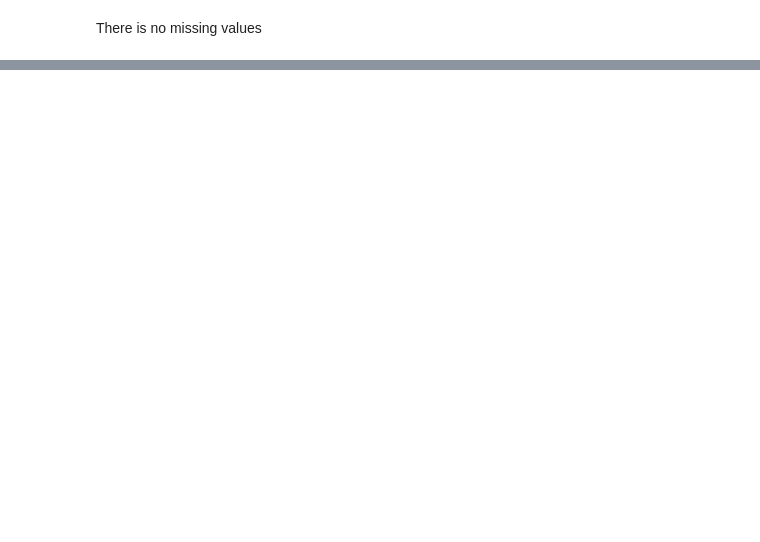
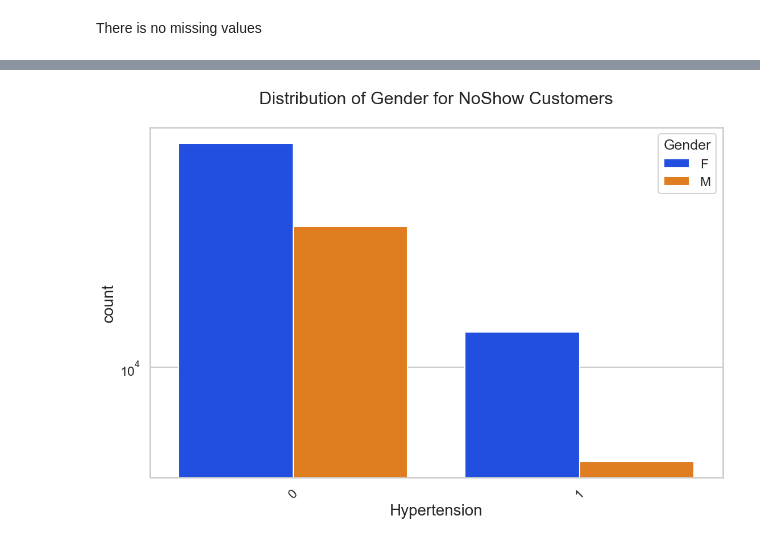
Before and after one commit to abhishek1511/Healthcare-EDA, a Jupyter notebook: Healthcare_EDA.ipynb, the cells around one changed output, grey strips where cells are left out. Saved outputs shown, nothing was run; the diff lists cells and outputs as text; code cells hidden in the pictures; blank space fills up the shorter version.

```diff
--- a/Healthcare_EDA.ipynb
+++ b/Healthcare_EDA.ipynb
@@ -235,0 +390,21 @@ There is no missing values
+# %%
+new_df1_target0 = new_df.loc[new_df['NoShow']==0]
+new_df1_target1 = new_df.loc[new_df['NoShow']==1]
+# %%
+def uniplot(df, col, title, hue=None):
+    sns.set_style('whitegrid')
+    sns.set_context('talk')
+    plt.rcParams['axes.labelsize'] = 20
+    plt.rcParams['axes.titlesize'] = 22
+    plt.rcParams['axes.titlepad'] = 30
+
+    temp = pd.Series(data=hue)
+    fig, ax = plt.subplots()
+    width = len(df[col].unique()) + 7 + 4*len(temp.unique())
+    fig.set_size_inches(width, 8)
+    plt.xticks(rotation=45)
+    plt.yscale('log')
+    plt.title(title)
+    ax = sns.countplot(data=df, x=col, order=df[col].value_counts().index, hue=hue, palette='bright')
+
+    plt.show()
@@ -235,0 +420,9 @@ There is no missing values
+# %%
+uniplot(
+    new_df1_target0,
+    col='Hypertension',
+    title='Distribution of Gender for NoShow Customers',
+    hue='Gender'
+)
+# %% [output]
+[figure, added]
```
Also changed, not shown: parts of 24 cells of this notebook.
